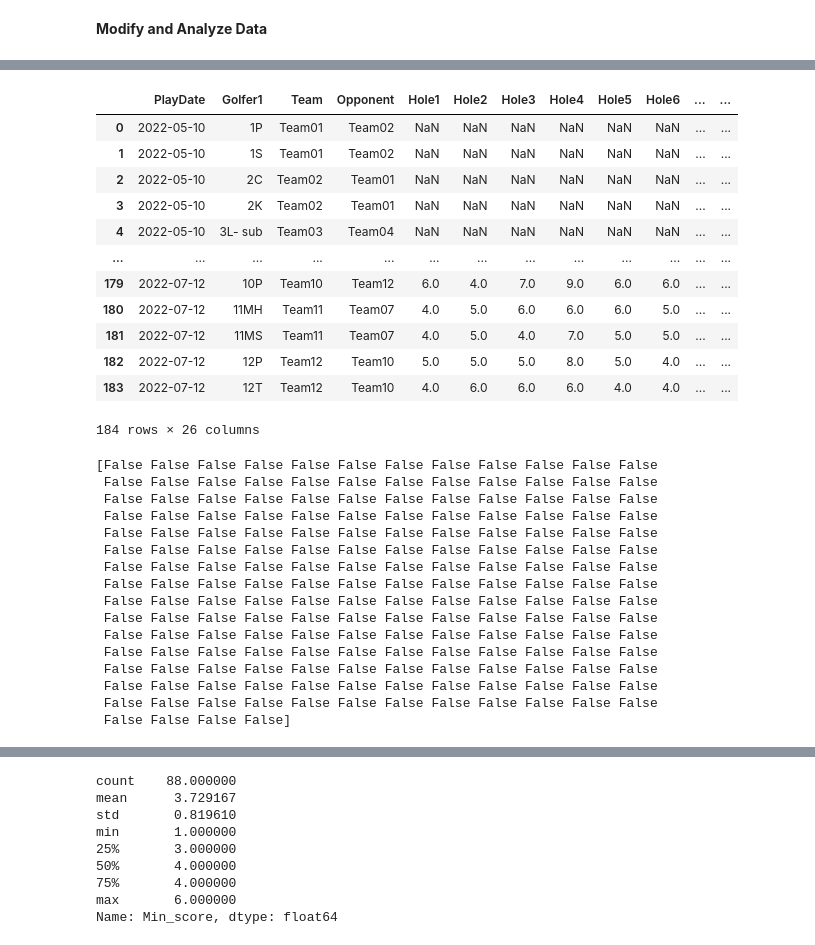
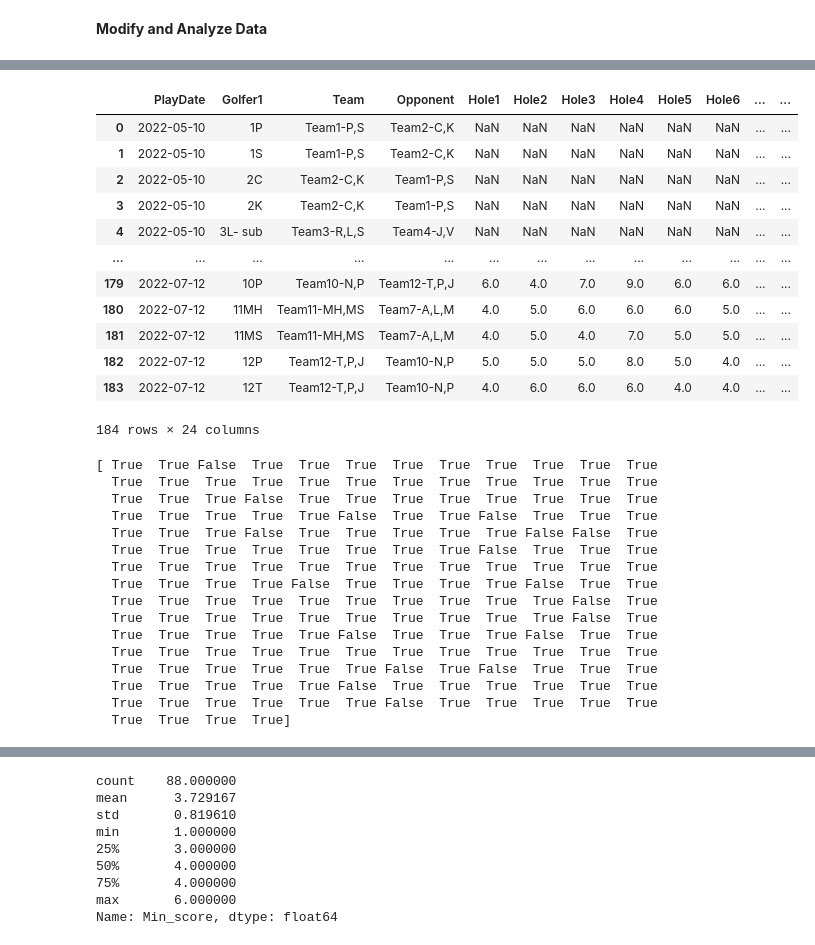
Before and after one commit to preptechmetrics/golf_project, a Jupyter notebook: Golf_League_Scoring_Project.ipynb, the cells around one changed output, grey strips where cells are left out. Cells and saved outputs as stored; diff of their text form; code cells hidden in the pictures.

```diff
--- a/Golf_League_Scoring_Project.ipynb
+++ b/Golf_League_Scoring_Project.ipynb
@@ -267,7 +267,7 @@ raw_dummy
 # %% [markdown]
 End work with Dummy Data - Begin work with actual data, by read Excel file
 # %%
-Modified_raw_data_df = pd.read_excel('Modified_raw_data.xlsx')
+Modified_raw_data_df = pd.read_excel('Modified_raw_data (1).xlsx')
 Modified_raw_data_df
 # %% [output]
 |  | PlayDate | Golfer1 | Team | Opponent | Hole1 | Hole2 | Hole3 | Hole4 | Hole5 | Hole6 | ... | ... |
@@ -304,43 +304,43 @@ Modified_raw_data_df.loc[:, all_holes].mean(axis=1)
 Length: 184, dtype: float64
 # %%
 # Sum the scores submitted for holes #1 - 18 and call it 'Calc_score' (league is 9 holes per league date)
-Modified_raw_data_df['Calc_score']= Modified_raw_data_df.iloc[:, 4:-2].sum(axis=1)
+Modified_raw_data_df['Calc_score']= Modified_raw_data_df.iloc[:, 3:-2].sum(axis=1)
 Modified_raw_data_df
 # %% [output]
 |  | PlayDate | Golfer1 | Team | Opponent | Hole1 | Hole2 | Hole3 | Hole4 | Hole5 | Hole6 | ... | ... |
-| 0 | 2022-05-10 | 1P | Team01 | Team02 | NaN | NaN | NaN | NaN | NaN | NaN | ... | ... |
-| 1 | 2022-05-10 | 1S | Team01 | Team02 | NaN | NaN | NaN | NaN | NaN | NaN | ... | ... |
-| 2 | 2022-05-10 | 2C | Team02 | Team01 | NaN | NaN | NaN | NaN | NaN | NaN | ... | ... |
-| 3 | 2022-05-10 | 2K | Team02 | Team01 | NaN | NaN | NaN | NaN | NaN | NaN | ... | ... |
-| 4 | 2022-05-10 | 3L- sub | Team03 | Team04 | NaN | NaN | NaN | NaN | NaN | NaN | ... | ... |
+| 0 | 2022-05-10 | 1P | Team1-P,S | Team2-C,K | NaN | NaN | NaN | NaN | NaN | NaN | ... | ... |
+| 1 | 2022-05-10 | 1S | Team1-P,S | Team2-C,K | NaN | NaN | NaN | NaN | NaN | NaN | ... | ... |
+| 2 | 2022-05-10 | 2C | Team2-C,K | Team1-P,S | NaN | NaN | NaN | NaN | NaN | NaN | ... | ... |
+| 3 | 2022-05-10 | 2K | Team2-C,K | Team1-P,S | NaN | NaN | NaN | NaN | NaN | NaN | ... | ... |
+| 4 | 2022-05-10 | 3L- sub | Team3-R,L,S | Team4-J,V | NaN | NaN | NaN | NaN | NaN | NaN | ... | ... |
 | ... | ... | ... | ... | ... | ... | ... | ... | ... | ... | ... | ... | ... |
-| 179 | 2022-07-12 | 10P | Team10 | Team12 | 6.0 | 4.0 | 7.0 | 9.0 | 6.0 | 6.0 | ... | ... |
-| 180 | 2022-07-12 | 11MH | Team11 | Team07 | 4.0 | 5.0 | 6.0 | 6.0 | 6.0 | 5.0 | ... | ... |
-| 181 | 2022-07-12 | 11MS | Team11 | Team07 | 4.0 | 5.0 | 4.0 | 7.0 | 5.0 | 5.0 | ... | ... |
-| 182 | 2022-07-12 | 12P | Team12 | Team10 | 5.0 | 5.0 | 5.0 | 8.0 | 5.0 | 4.0 | ... | ... |
-| 183 | 2022-07-12 | 12T | Team12 | Team10 | 4.0 | 6.0 | 6.0 | 6.0 | 4.0 | 4.0 | ... | ... |
+| 179 | 2022-07-12 | 10P | Team10-N,P | Team12-T,P,J | 6.0 | 4.0 | 7.0 | 9.0 | 6.0 | 6.0 | ... | ... |
+| 180 | 2022-07-12 | 11MH | Team11-MH,MS | Team7-A,L,M | 4.0 | 5.0 | 6.0 | 6.0 | 6.0 | 5.0 | ... | ... |
+| 181 | 2022-07-12 | 11MS | Team11-MH,MS | Team7-A,L,M | 4.0 | 5.0 | 4.0 | 7.0 | 5.0 | 5.0 | ... | ... |
+| 182 | 2022-07-12 | 12P | Team12-T,P,J | Team10-N,P | 5.0 | 5.0 | 5.0 | 8.0 | 5.0 | 4.0 | ... | ... |
+| 183 | 2022-07-12 | 12T | Team12-T,P,J | Team10-N,P | 4.0 | 6.0 | 6.0 | 6.0 | 4.0 | 4.0 | ... | ... |
-184 rows × 26 columns
+184 rows × 24 columns
 # %%
 # Compare the total submitted score with the calculated score from the sum of each hole submission
 compare_scores = np.where(Modified_raw_data_df["Submitted_Score"] == Modified_raw_data_df["Calc_score"], True, False)
 print(compare_scores)
 # %% [output]
-[False False False False False False False False False False False False
- False False False False False False False False False False False False
- False False False False False False False False False False False False
- False False False False False False False False False False False False
- False False False False False False False False False False False False
- False False False False False False False False False False False False
- False False False False False False False False False False False False
- False False False False False False False False False False False False
- False False False False False False False False False False False False
- False False False False False False False False False False False False
- False False False False False False False False False False False False
- False False False False False False False False False False False False
- False False False False False False False False False False False False
- False False False False False False False False False False False False
- False False False False False False False False False False False False
- False False False False]
+[ True  True False  True  True  True  True  True  True  True  True  True
+  True  True  True  True  True  True  True  True  True  True  True  True
+  True  True  True False  True  True  True  True  True  True  True  True
+  True  True  True  True  True False  True  True False  True  True  True
+  True  True  True False  True  True  True  True  True False False  True
+  True  True  True  True  True  True  True  True False  True  True  True
+  True  True  True  True  True  True  True  True  True  True  True  True
+  True  True  True  True False  True  True  True  True False  True  True
+  True  True  True  True  True  True  True  True  True  True False  True
+  True  True  True  True  True  True  True  True  True  True False  True
+  True  True  True  True  True False  True  True  True False  True  True
+  True  True  True  True  True  True  True  True  True  True  True  True
+  True  True  True  True  True  True False  True False  True  True  True
+  True  True  True  True  True False  True  True  True  True  True  True
+  True  True  True  True  True  True False  True  True  True  True  True
+  True  True  True  True]
 # %%
 # Display the comparison from above by date and player
 Modified_raw_data_df["Equal"] = compare_scores
```
Also changed, not shown: parts of 16 cells of this notebook.
